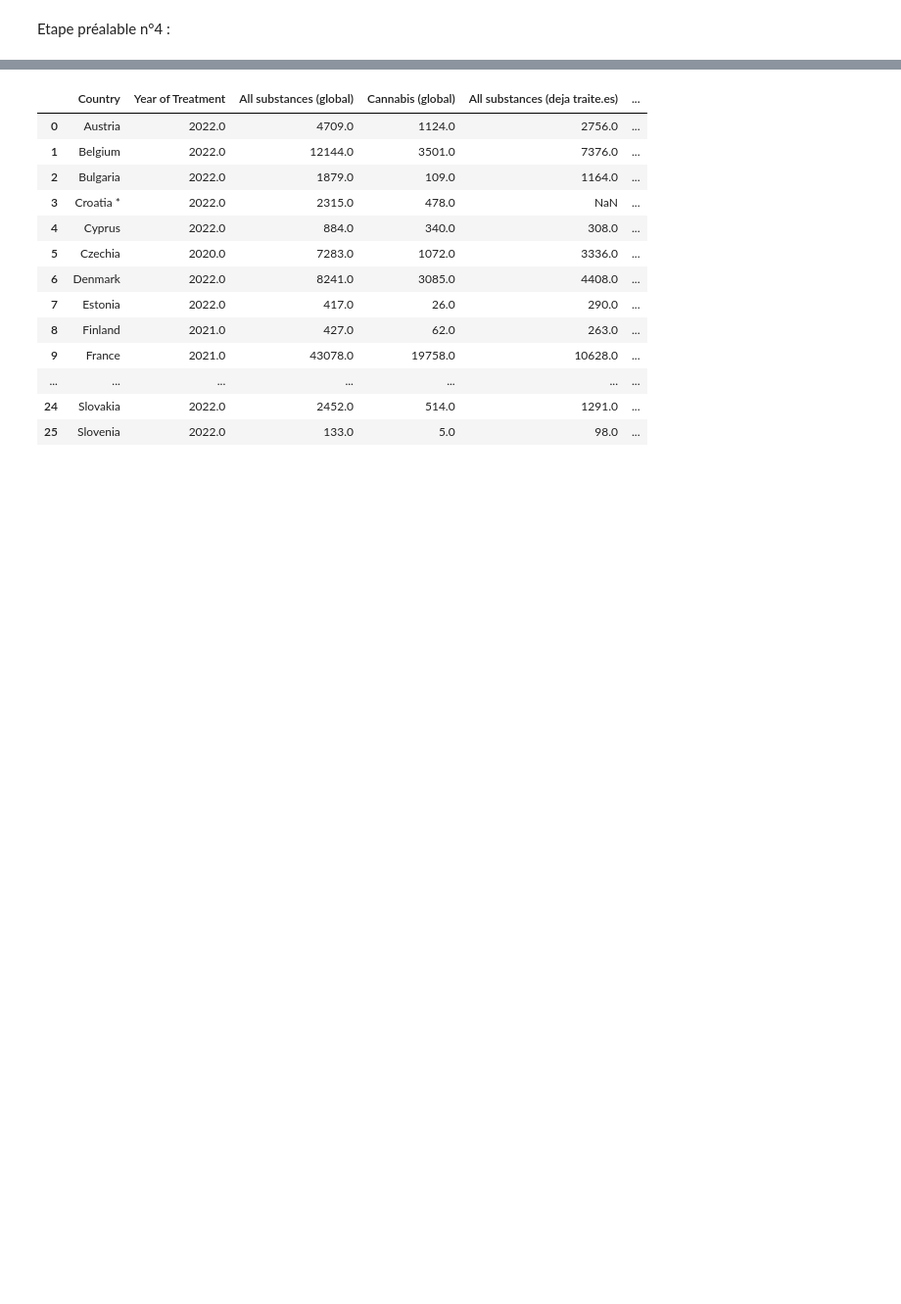
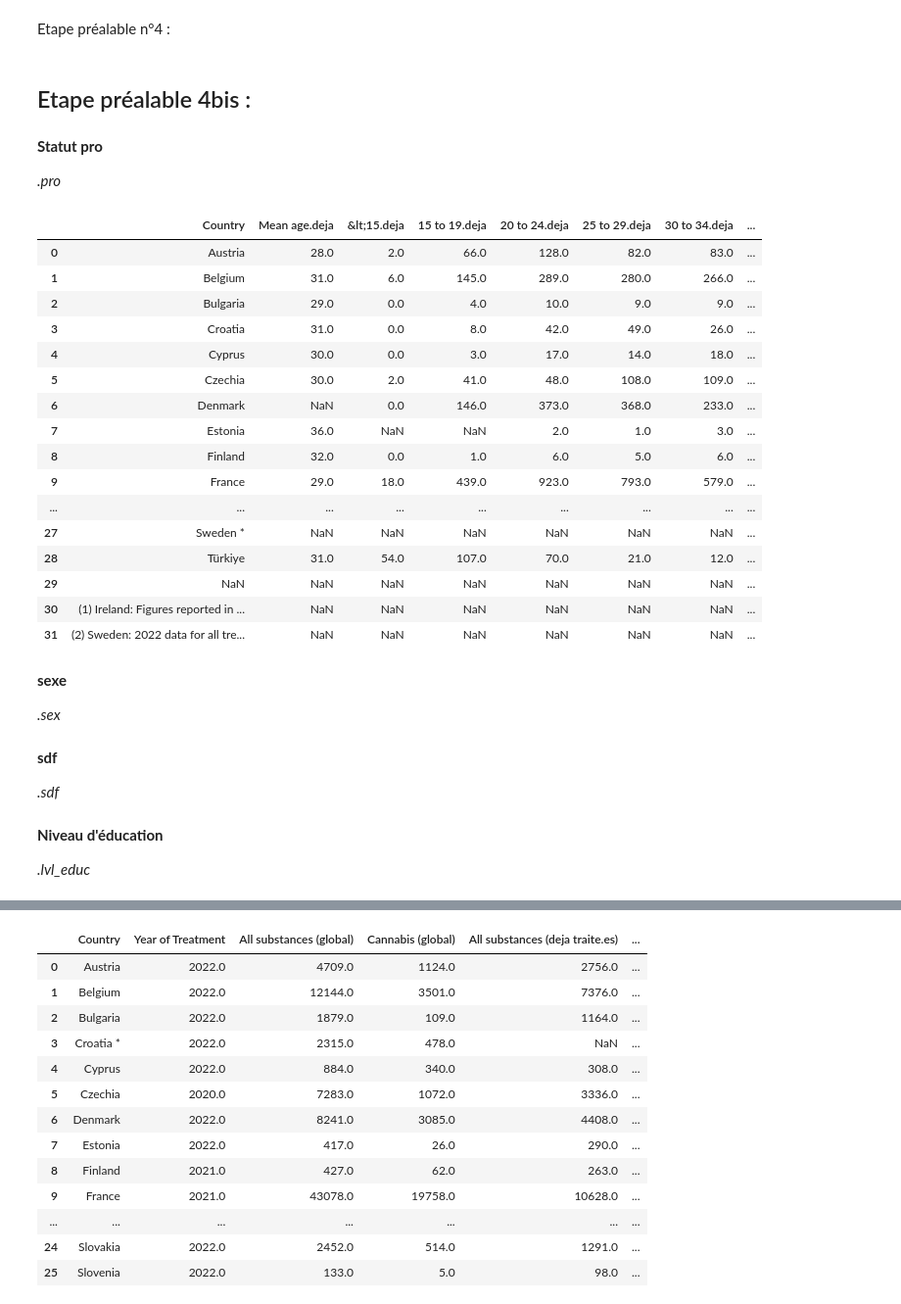
Before and after one commit to refouch/Projet_Python_2A, a Jupyter notebook: Tidy.ipynb, the cells around one changed output, grey strips where cells are left out. Shown at 98% size. Drawn from its saved outputs; the diff is of its cells as text; code cells hidden in the pictures; blank space fills up the shorter version.

```diff
--- a/Tidy.ipynb
+++ b/Tidy.ipynb
@@ -396,3 +396,45 @@ for fichier in fichiers3:
 
 test = "/home/onyxia/work/Projet_Python_2A/Data/EUDA/Tampon/age_traitement_global.xlsx"
 test = pd.read_excel(test)
+# %% [markdown]
+## Etape préalable 4bis :
+# %% [markdown]
+**Statut pro**
+
+*.pro*
+# %%
+import pandas as pd
+import os
+dossier_2 = "/home/onyxia/work/Projet_Python_2A/Data/EUDA/Tampon"
+# On sélectionne les fichiers excel qui ont "pro" dans leur nom
+fichiers1 = [f for f in os.listdir(dossier_2) if "pro" in f and f.endswith('.xlsx')]
+
+# On ajoute le suffixe aux colonnes souhaitées
+for fichier in fichiers1:
+    chemin_fichier_2 = os.path.join(dossier_2, fichier)
+    df = pd.read_excel(chemin_fichier_2)
+    df.columns = df.columns.astype(str)
+    df = df.rename(columns={col: col + ".pro" if col != "Country" else col for col in df.columns})
+    df.to_excel(chemin_fichier_2, index=False) # On enregistre la modification, sinon le code ne sert à rien
+# %% [output]
+|  | Country | Mean age.deja | &lt;15.deja | 15 to 19.deja | 20 to 24.deja | 25 to 29.deja | 30 to 34.deja | ... |
+| 0 | Austria | 28.0 | 2.0 | 66.0 | 128.0 | 82.0 | 83.0 | ... |
+| 1 | Belgium | 31.0 | 6.0 | 145.0 | 289.0 | 280.0 | 266.0 | ... |
+| 2 | Bulgaria | 29.0 | 0.0 | 4.0 | 10.0 | 9.0 | 9.0 | ... |
+| 3 | Croatia | 31.0 | 0.0 | 8.0 | 42.0 | 49.0 | 26.0 | ... |
+| 4 | Cyprus | 30.0 | 0.0 | 3.0 | 17.0 | 14.0 | 18.0 | ... |
+| 5 | Czechia | 30.0 | 2.0 | 41.0 | 48.0 | 108.0 | 109.0 | ... |
+| 6 | Denmark | NaN | 0.0 | 146.0 | 373.0 | 368.0 | 233.0 | ... |
+| 7 | Estonia | 36.0 | NaN | NaN | 2.0 | 1.0 | 3.0 | ... |
+| 8 | Finland | 32.0 | 0.0 | 1.0 | 6.0 | 5.0 | 6.0 | ... |
+| 9 | France | 29.0 | 18.0 | 439.0 | 923.0 | 793.0 | 579.0 | ... |
+| ... | ... | ... | ... | ... | ... | ... | ... | ... |
+| 27 | Sweden * | NaN | NaN | NaN | NaN | NaN | NaN | ... |
+| 28 | Türkiye | 31.0 | 54.0 | 107.0 | 70.0 | 21.0 | 12.0 | ... |
+| 29 | NaN | NaN | NaN | NaN | NaN | NaN | NaN | ... |
+| 30 | (1) Ireland: Figures reported in ... | NaN | NaN | NaN | NaN | NaN | NaN | ... |
+| 31 | (2) Sweden: 2022 data for all tre... | NaN | NaN | NaN | NaN | NaN | NaN | ... |
+# %% [markdown]
+**sexe**
+
+*.sex*
@@ -398,0 +452,4 @@ test = pd.read_excel(test)
+# %% [markdown]
+**sdf**
+
+*.sdf*
@@ -398,0 +467,4 @@ test = pd.read_excel(test)
+# %% [markdown]
+**Niveau d'éducation**
+
+*.lvl_educ*
```
Also changed, not shown: parts of 15 cells of this notebook.
